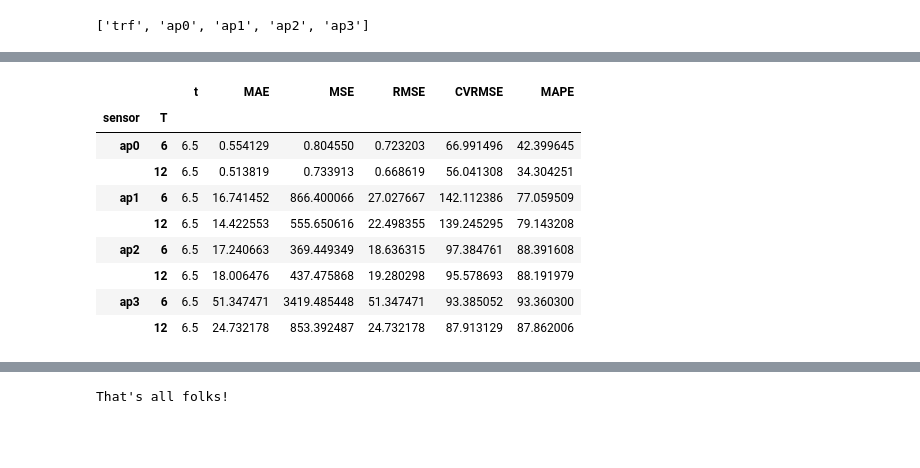
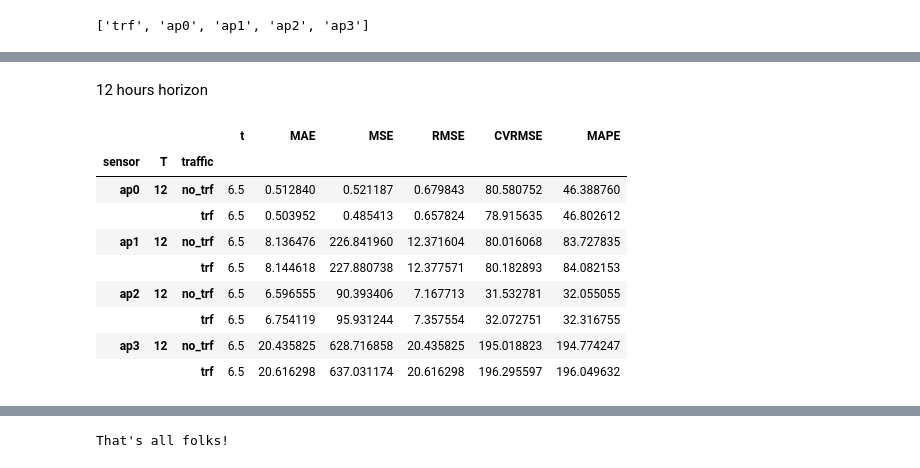
Before and after one commit to fterroso/airpollution_gnn_uca_upct, a Jupyter notebook: 05_analyze_results.ipynb, the cells around one changed output, grey strips where cells are left out. Saved outputs shown, nothing was run; the diff lists cells and outputs as text; code cells hidden in the pictures; blank space fills up the shorter version.

```diff
--- a/05_analyze_results.ipynb
+++ b/05_analyze_results.ipynb
@@ -7,7 +9,7 @@ from sklearn.metrics import mean_squared_error, mean_absolute_error
 
 from airpollution_trf_graph_loader import AirpollutionDatasetLoader
 # %%
-T_lst= [6,12] #target time horizons to analyze
+T_lst= [12,24] #target time horizons to analyze
 _city= 'madrid'
 _include_trf= True # include or not traffic data as input
 
@@ -27,17 +29,15 @@ target_nodes
 y_hat_dict= {}
 y_true_dict= {}
 
-_trf_str= 'trf'
-if not _include_trf:
-    _trf_str='no_trf'
+for _trf_str in ['trf', 'no_trf']:
+    for _T in T_lst:
+        for k in target_nodes:
+            if (_trf_str !=  'no_trf') or (k != 'trf'):
+                _df= pd.read_csv(os.path.join('results',f'y_hat_{_city}_{_T}_{k}_{_trf_str}.csv'), index_col=0)
+                y_hat_dict['_'.join([str(_T),k,_trf_str])]= _df
 
-for _T in T_lst:
-    for k in target_nodes:
-        _df= pd.read_csv(os.path.join('results',f'y_hat_{_city}_{_T}_{k}_{_trf_str}.csv'), index_col=0)
-        y_hat_dict['_'.join([str(_T),k])]= _df
-
-        _df= pd.read_csv(os.path.join('results',f'y_true_{_city}_{_T}_{k}_{_trf_str}.csv'), index_col=0)
-        y_true_dict['_'.join([str(_T),k])]= _df
+                _df= pd.read_csv(os.path.join('results',f'y_true_{_city}_{_T}_{k}_{_trf_str}.csv'), index_col=0)
+                y_true_dict['_'.join([str(_T),k,_trf_str])]= _df
 # %%
 y_true_dict
 # %% [output]
@@ -145,13 +148,16 @@ metrics_by_sensors_df
+# %% [markdown]
+12 hours horizon
 # %%
-metrics_by_sensors_df.groupby('sensor T'.split()).mean()
+metric_agg_mean_df= metrics_by_sensors_df[metrics_by_sensors_df['T']==12].groupby('sensor T traffic'.split()).mean()
+metric_agg_mean_df
 # %% [output]
-|  |  | t | MAE | MSE | RMSE | CVRMSE | MAPE |
-| sensor | T |  |  |  |  |  |  |
-| ap0 | 6 | 6.5 | 0.554129 | 0.804550 | 0.723203 | 66.991496 | 42.399645 |
-|  | 12 | 6.5 | 0.513819 | 0.733913 | 0.668619 | 56.041308 | 34.304251 |
-| ap1 | 6 | 6.5 | 16.741452 | 866.400066 | 27.027667 | 142.112386 | 77.059509 |
-|  | 12 | 6.5 | 14.422553 | 555.650616 | 22.498355 | 139.245295 | 79.143208 |
-| ap2 | 6 | 6.5 | 17.240663 | 369.449349 | 18.636315 | 97.384761 | 88.391608 |
-|  | 12 | 6.5 | 18.006476 | 437.475868 | 19.280298 | 95.578693 | 88.191979 |
-| ap3 | 6 | 6.5 | 51.347471 | 3419.485448 | 51.347471 | 93.385052 | 93.360300 |
-|  | 12 | 6.5 | 24.732178 | 853.392487 | 24.732178 | 87.913129 | 87.862006 |
+|  |  |  | t | MAE | MSE | RMSE | CVRMSE | MAPE |
+| sensor | T | traffic |  |  |  |  |  |  |
+| ap0 | 12 | no_trf | 6.5 | 0.512840 | 0.521187 | 0.679843 | 80.580752 | 46.388760 |
+|  |  | trf | 6.5 | 0.503952 | 0.485413 | 0.657824 | 78.915635 | 46.802612 |
+| ap1 | 12 | no_trf | 6.5 | 8.136476 | 226.841960 | 12.371604 | 80.016068 | 83.727835 |
+|  |  | trf | 6.5 | 8.144618 | 227.880738 | 12.377571 | 80.182893 | 84.082153 |
+| ap2 | 12 | no_trf | 6.5 | 6.596555 | 90.393406 | 7.167713 | 31.532781 | 32.055055 |
+|  |  | trf | 6.5 | 6.754119 | 95.931244 | 7.357554 | 32.072751 | 32.316755 |
+| ap3 | 12 | no_trf | 6.5 | 20.435825 | 628.716858 | 20.435825 | 195.018823 | 194.774247 |
+|  |  | trf | 6.5 | 20.616298 | 637.031174 | 20.616298 | 196.295597 | 196.049632 |
```
Also changed, not shown: parts of 15 cells of this notebook, 1 other file.
